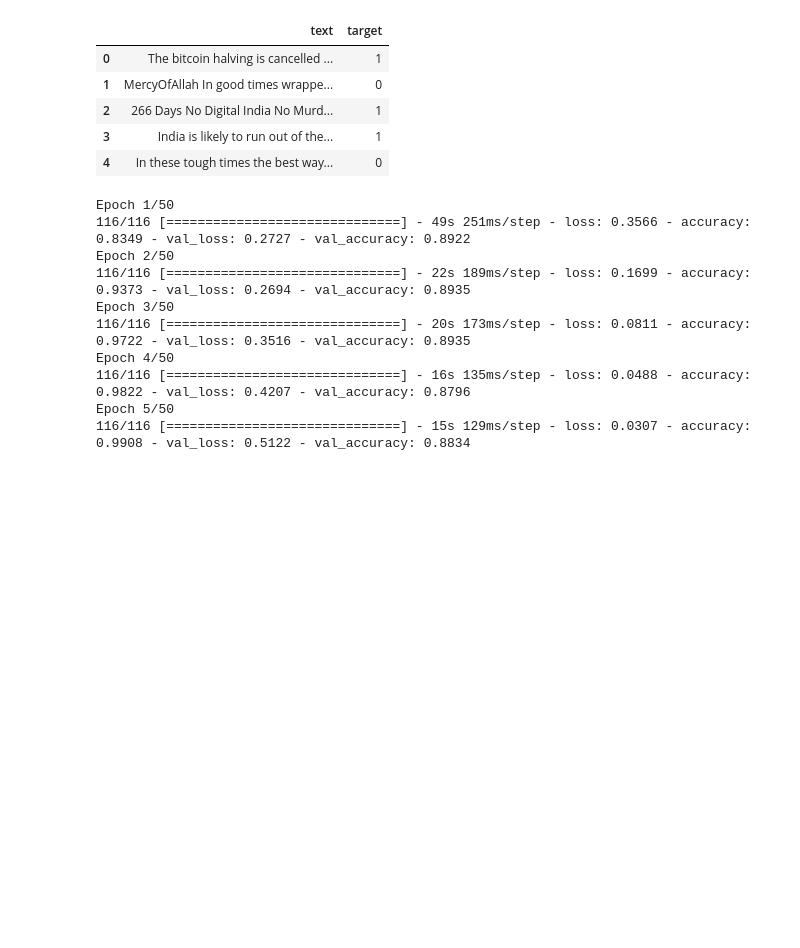
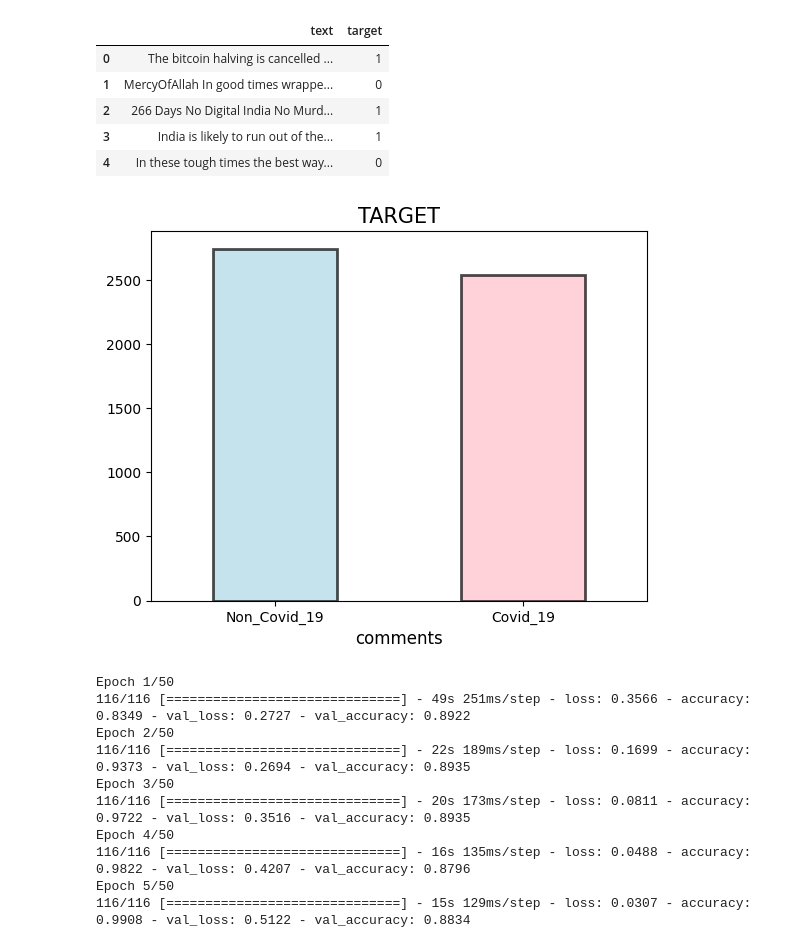
Before and after one commit to gemdata0/Covid-19-Tweet-Classification-Challange-NLP-, a Jupyter notebook: Covid_19_Tweet_Classification_.ipynb, the cells around one changed output. Drawn from its saved outputs; the diff is of its cells as text; code cells hidden in the pictures; blank space fills up the shorter version.

```diff
--- a/Covid_19_Tweet_Classification_.ipynb
+++ b/Covid_19_Tweet_Classification_.ipynb
@@ -14,6 +16,7 @@ import tensorflow_text as text
 from tensorflow.keras.optimizers import Adam
 # %%
 data = pd.read_csv('train.csv')
+data_1 = pd.read_csv('train.csv')
 data.drop(['ID'], axis = 1, inplace = True)
 data.head()
 # %% [output]
@@ -23,6 +26,17 @@ data.head()
 | 2 | 266 Days No Digital India No Murd... | 1 |
 | 3 | India is likely to run out of the... | 1 |
 | 4 | In these tough times the best way... | 0 |
+# %%
+color = (['lightblue', 'pink'])
+data_1['target'] = data_1['target'].replace({0:'Non_Covid_19', 1: 'Covid_19'})
+data_1['target'].value_counts().plot(kind = 'bar', linewidth = 2, edgecolor = 'black', color = color, alpha = 0.7)
+plt.title('TARGET', size = 15)
+plt.xlabel('comments', size = 12)
+plt.xticks(rotation = 0);
+
+# There is no class imbalance, which is good.
+# %% [output]
+[figure, added]
 # %%
 sentences = data['text'].to_list()
 labels = data['target'].astype(int).to_list()
```
Also changed, not shown: parts of 3 cells of this notebook.
